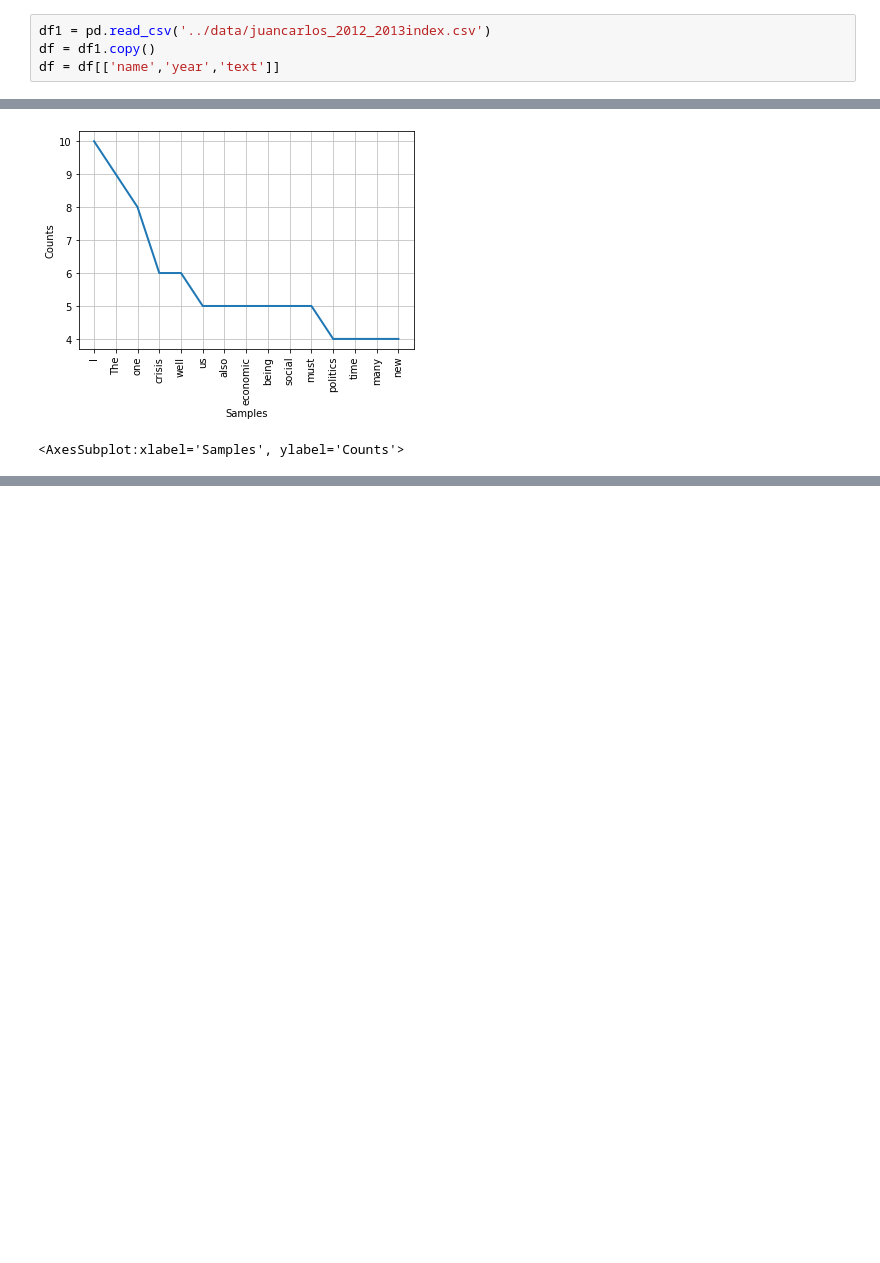
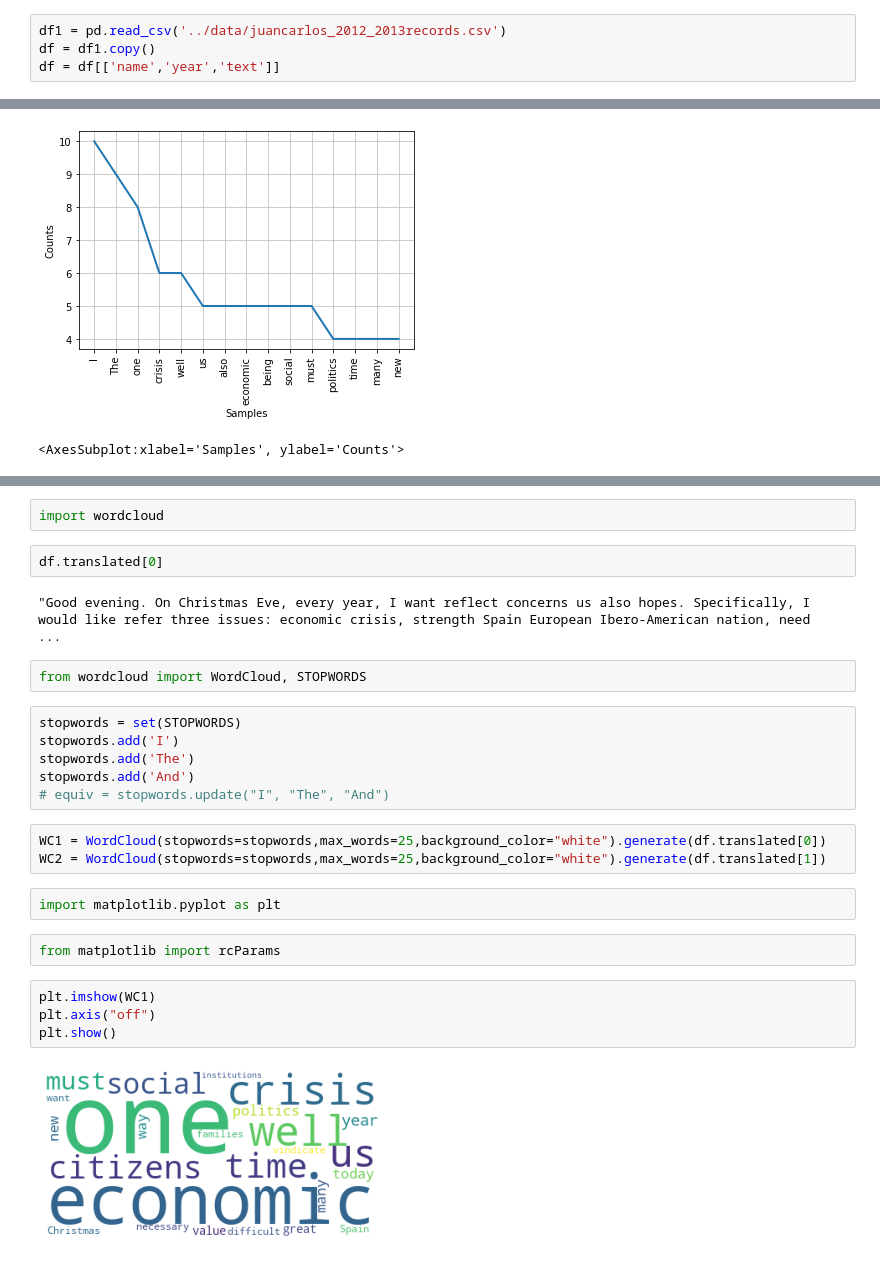
Before and after one commit to CristinaCallejo/SentimentAnalysis_MonarchSpeeches, a Jupyter notebook: notebooks/3_sentiment_analysis.ipynb, the cells around one changed output, grey strips where cells are left out. Drawn from its saved outputs; the diff is of its cells as text; blank space fills up the shorter version.

```diff
--- a/notebooks/3_sentiment_analysis.ipynb
+++ b/notebooks/3_sentiment_analysis.ipynb
@@ -21,7 +21,7 @@ from sentiment_analysis_spanish import sentiment_analysis
 import spacy
 from spacy import displacy
 # %%
-df1 = pd.read_csv('../data/juancarlos_2012_2013index.csv')
+df1 = pd.read_csv('../data/juancarlos_2012_2013records.csv')
 df = df1.copy()
 df = df[['name','year','text']]
 # %%
@@ -159,0 +168,27 @@ fd13.plot(15,cumulative=False)
+# %%
+import wordcloud
+# %%
+df.translated[0]
+# %% [output]
+"Good evening. On Christmas Eve, every year, I want reflect concerns us also hopes. Specifically, I would like refer three issues: economic crisis, strength Spain European Ibero-American nation, need  ...
+# %%
+from wordcloud import WordCloud, STOPWORDS
+# %%
+stopwords = set(STOPWORDS)
+stopwords.add('I')
+stopwords.add('The')
+stopwords.add('And')
+# equiv = stopwords.update("I", "The", "And")
+# %%
+WC1 = WordCloud(stopwords=stopwords,max_words=25,background_color="white").generate(df.translated[0])
+WC2 = WordCloud(stopwords=stopwords,max_words=25,background_color="white").generate(df.translated[1])
+# %%
+import matplotlib.pyplot as plt
+# %%
+from matplotlib import rcParams
+# %%
+plt.imshow(WC1)
+plt.axis("off")
+plt.show()
+# %% [output]
+[figure, added]
```
Also changed, not shown: parts of 4 cells of this notebook.
